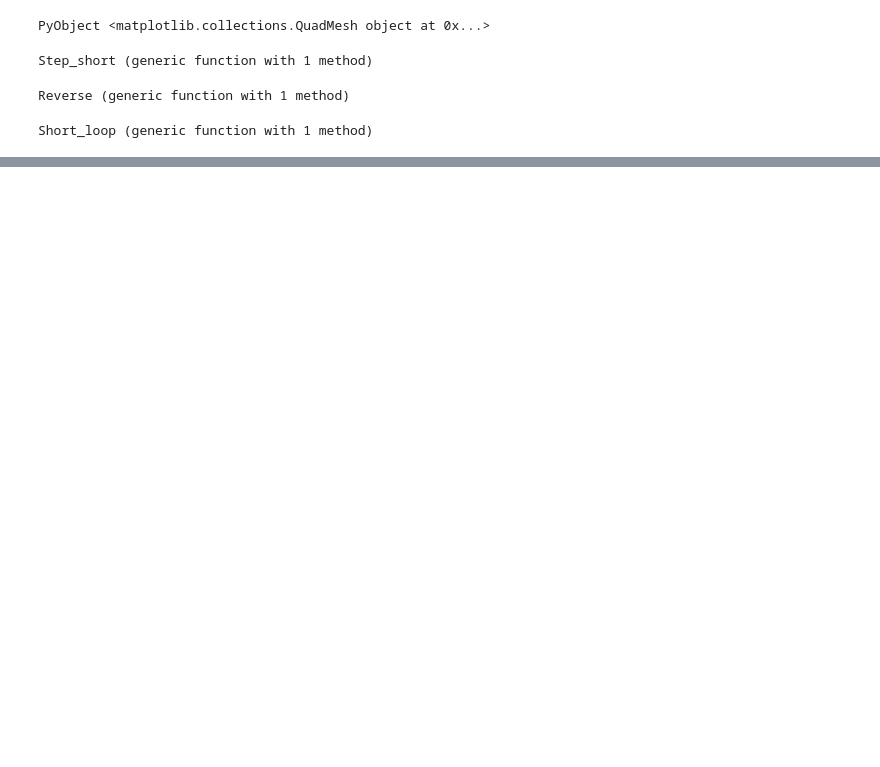
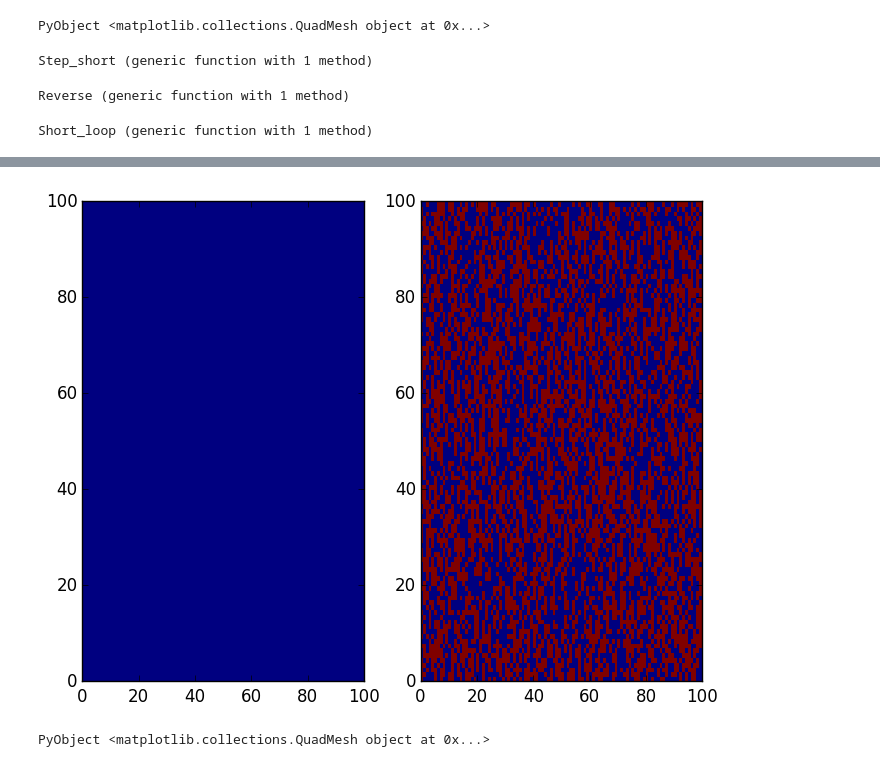
Before and after one commit to luisaleman/Hielo, a Jupyter notebook: Flechas.ipynb, the cells around one changed output, grey strips where cells are left out. Drawn from its saved outputs; the diff is of its cells as text; code cells hidden in the pictures; blank space fills up the shorter version.

```diff
--- a/Flechas.ipynb
+++ b/Flechas.ipynb
@@ -17,18 +17,14 @@ Config (generic function with 1 method)
 # %%
 function Initialize(i,j,config,red_bool)
     L=length(config[1,:])
-    #se escoje la dirección del inicial
-    config[i,j]=2*round(rand())-1
-    #se marca la zona de retorno
-    if mod(i,2)==mod(j,2)
-        red_bool[mod1(i+config[i,j],L),mod1(j+config[i,j],L)]=false
-        red_bool[mod1(i+config[i,j],L),j]=false
-        red_bool[i,mod1(j+config[i,j],L)]=false
-    else
-        red_bool[mod1(i+config[i,j],L),mod1(j-config[i,j],L)]=false
-        red_bool[mod1(i+config[i,j],L),j]=false
-        red_bool[i,mod1(j-config[i,j],L)]=false
-    end
+    #Cambio la flecha inicial
+    config[i,j]*=-1
+    #sign indica si la celda es 1)par-par o impar-impar, o 2) par-impar
+    sign=(-1)^abs(mod(i,2)-mod(j,2))
+    #se marca la zona de retorno de tal forma que la flecha volteada haya sido una ingoing y no una outgoing
+    red_bool[mod1(i+config[i,j],L),mod1(j+sign*config[i,j],L)]=false
+    red_bool[mod1(i+config[i,j],L),j]=false
+    red_bool[i,mod1(j+sign*config[i,j],L)]=false
     return config, red_bool
 end
 # %% [output]
@@ -35,0 +49,4 @@ Initialize (generic function with 1 method)
+# %%
+j=3
+i=5
+sign=(-1)^abs(mod(i,2)-mod(j,2))
@@ -265,0 +366,15 @@ original,huy=Short_loop(original)
+# %%
+original=Config(100)
+new=copy(original)
+@time for t in 1:10000
+    meanwhile=Short_loop(new)
+    new,bool=meanwhile
+end
+figure(figsize=[8,6])
+subplot(1,2,1)
+#figure(figsize=[3,3])
+pcolormesh(original)
+
+subplot(1,2,2)
+pcolormesh(new)
+# %% [output]
@@ -265,0 +382,2 @@ original,huy=Short_loop(original)
+[figure, added]
+PyObject <matplotlib.collections.QuadMesh object at 0x...>
```
Also changed, not shown: parts of 12 cells of this notebook.
